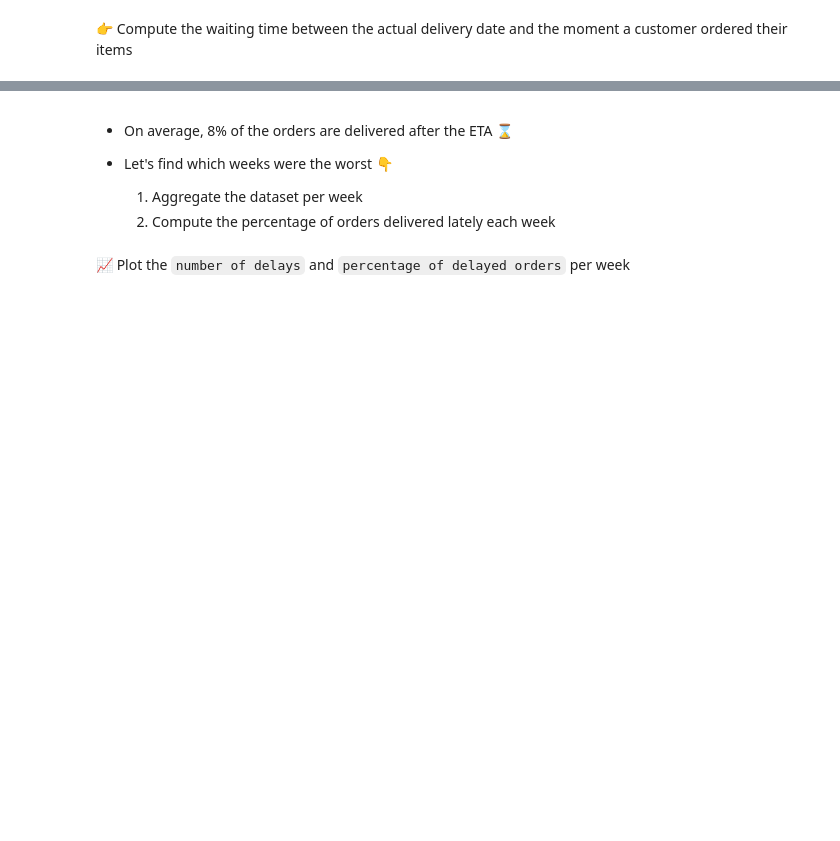
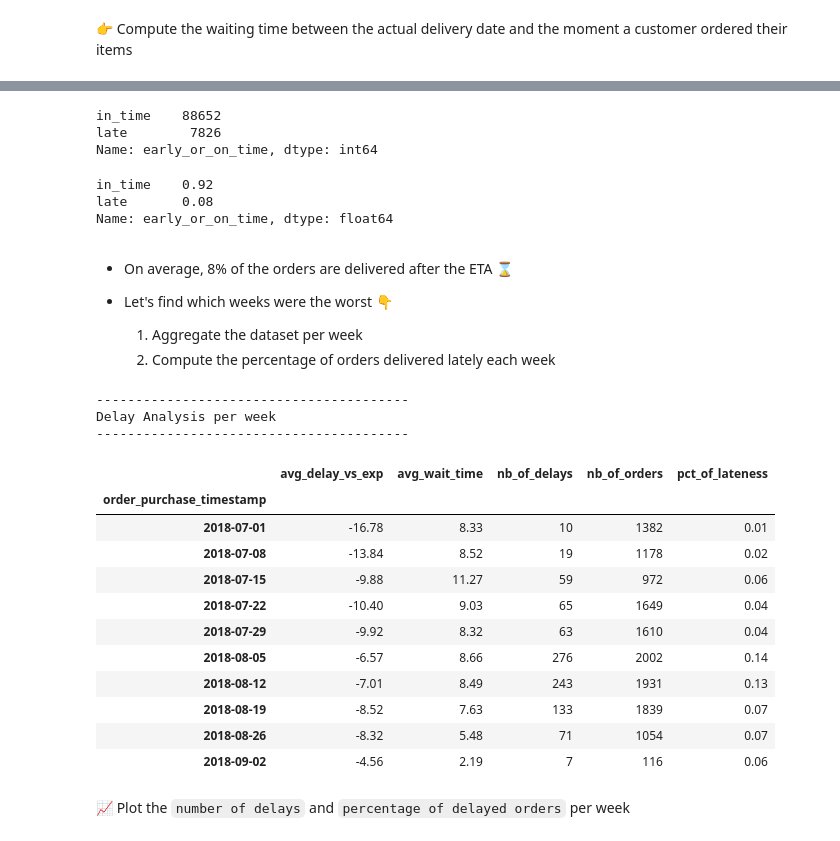
Before and after one commit to christianklausML/olist_data_analysis, a Jupyter notebook: 01-Project-Setup/Optional-Metric-Design/metric_design.ipynb, the cells around one changed output, grey strips where cells are left out. Cells and saved outputs as stored; diff of their text form; code cells hidden in the pictures; blank space fills up the shorter version.

```diff
--- a/01-Project-Setup/Optional-Metric-Design/metric_design.ipynb
+++ b/01-Project-Setup/Optional-Metric-Design/metric_design.ipynb
@@ -312,2 +321,6 @@ Ask `StackOverflow` to help you compute differences between `datetime`s in Pytho
+# %%
+orders['order_delivered_customer_date'] = pd.to_datetime(orders['order_delivered_customer_date'])
+orders['order_estimated_delivery_date'] = pd.to_datetime(orders['order_estimated_delivery_date'])
+orders['order_purchase_timestamp'] = pd.to_datetime(orders['order_purchase_timestamp'])
 # %% [markdown]
 👉 Compute the delay between the actual delivery date and the ETA for each order.
@@ -316,2 +327,5 @@ Ask `StackOverflow` to help you compute differences between `datetime`s in Pytho
+# %%
+orders['delay_vs_expected'] = (orders['order_delivered_customer_date'] -\
+                               orders['order_estimated_delivery_date']) / np.timedelta64(24, 'h')
 # %% [markdown]
 👉 Compute the waiting time between the actual delivery date and the moment a customer ordered their items
@@ -334,3 +337,25 @@ You can create a `boolean_feature` which is :
+# %%
+# create a boolean feature that says whether an order was delivered with a delay or not
+# delay_vs_expected > 0
+# <=> actual_delivered date > ETA
+# <=> actual_delivered date - ETA > 0
+
+orders["was_late"] = orders['delay_vs_expected'].map(lambda x: x > 0)
+
+# early_or_in_time is just a nice column but it's redundant with the was_late
+orders["early_or_on_time"] = orders["was_late"].map({True:"late",False:"in_time"})
+# %%
+orders["early_or_on_time"].value_counts()
+# %% [output]
+in_time    88652
+late        7826
+Name: early_or_on_time, dtype: int64
+# %%
+round(orders["early_or_on_time"].value_counts(normalize = True),2)
+# %% [output]
+in_time    0.92
+late       0.08
+Name: early_or_on_time, dtype: float64
 # %% [markdown]
 * On average, 8% of the orders are delivered after the ETA ⌛️
 
@@ -342,2 +365,33 @@ You can create a `boolean_feature` which is :
+# %%
+delay_analysis_per_week = orders.set_index('order_purchase_timestamp').resample('W').agg({
+    'delay_vs_expected':np.mean,
+    'wait_time':np.mean,
+    'was_late':np.sum,
+    'order_id':'count'})
+
+delay_analysis_per_week.columns = ['avg_delay_vs_exp', 'avg_wait_time','nb_of_delays', 'nb_of_orders']
+
+delay_analysis_per_week['pct_of_lateness'] = delay_analysis_per_week['nb_of_delays'] / delay_analysis_per_week['nb_of_orders']
+
+print("-"*40)
+print("Delay Analysis per week")
+print("-"*40)
+display(round(delay_analysis_per_week.tail(10),2))
+# %% [output]
+----------------------------------------
+Delay Analysis per week
+----------------------------------------
+|  | avg_delay_vs_exp | avg_wait_time | nb_of_delays | nb_of_orders | pct_of_lateness |
+| order_purchase_timestamp |  |  |  |  |  |
+| 2018-07-01 | -16.78 | 8.33 | 10 | 1382 | 0.01 |
+| 2018-07-08 | -13.84 | 8.52 | 19 | 1178 | 0.02 |
+| 2018-07-15 | -9.88 | 11.27 | 59 | 972 | 0.06 |
+| 2018-07-22 | -10.40 | 9.03 | 65 | 1649 | 0.04 |
+| 2018-07-29 | -9.92 | 8.32 | 63 | 1610 | 0.04 |
+| 2018-08-05 | -6.57 | 8.66 | 276 | 2002 | 0.14 |
+| 2018-08-12 | -7.01 | 8.49 | 243 | 1931 | 0.13 |
+| 2018-08-19 | -8.52 | 7.63 | 133 | 1839 | 0.07 |
+| 2018-08-26 | -8.32 | 5.48 | 71 | 1054 | 0.07 |
+| 2018-09-02 | -4.56 | 2.19 | 7 | 116 | 0.06 |
 # %% [markdown]
 📈 Plot the `number of delays` and `percentage of delayed orders` per week
```
Also changed, not shown: parts of 40 cells of this notebook, 10 other files.
